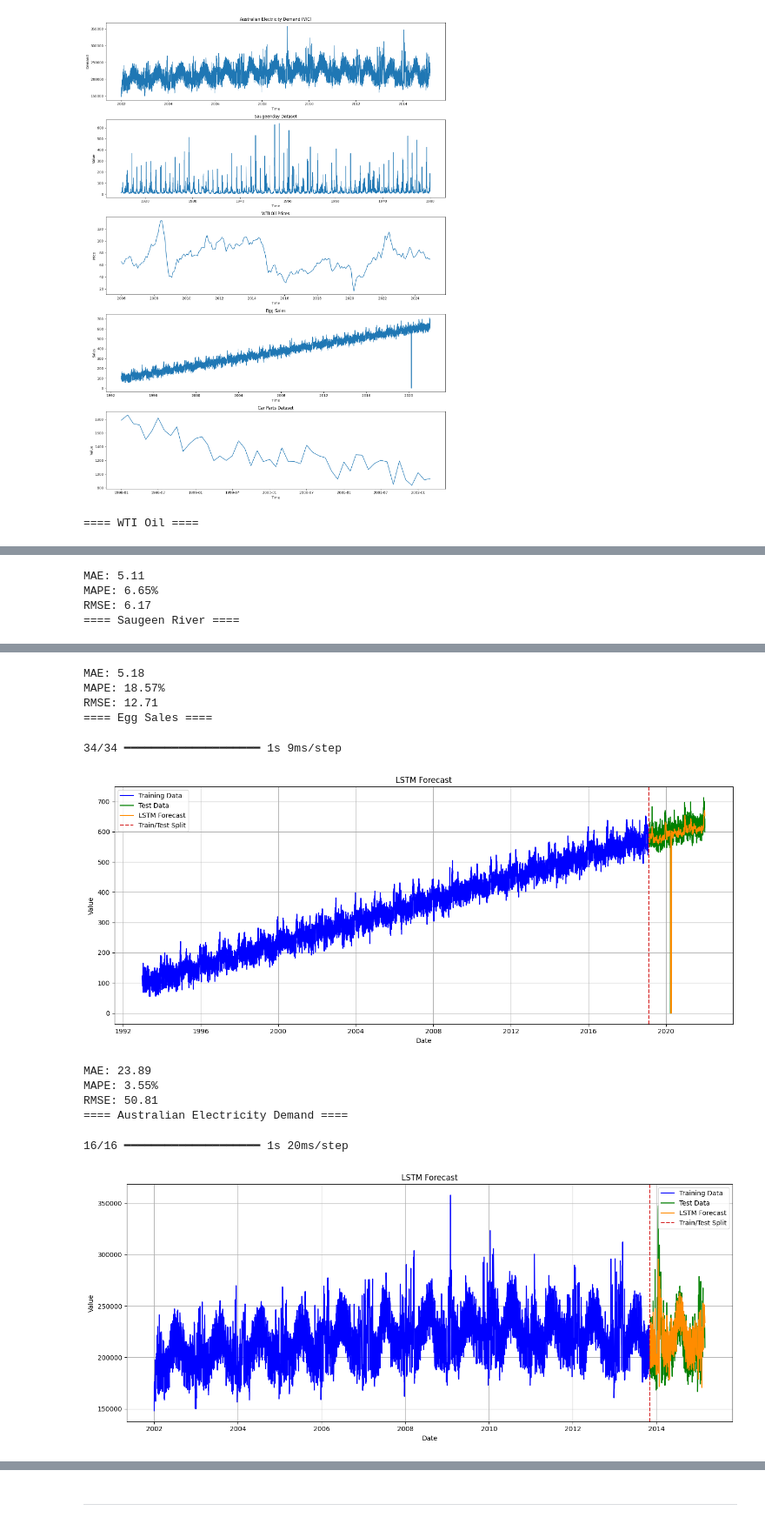
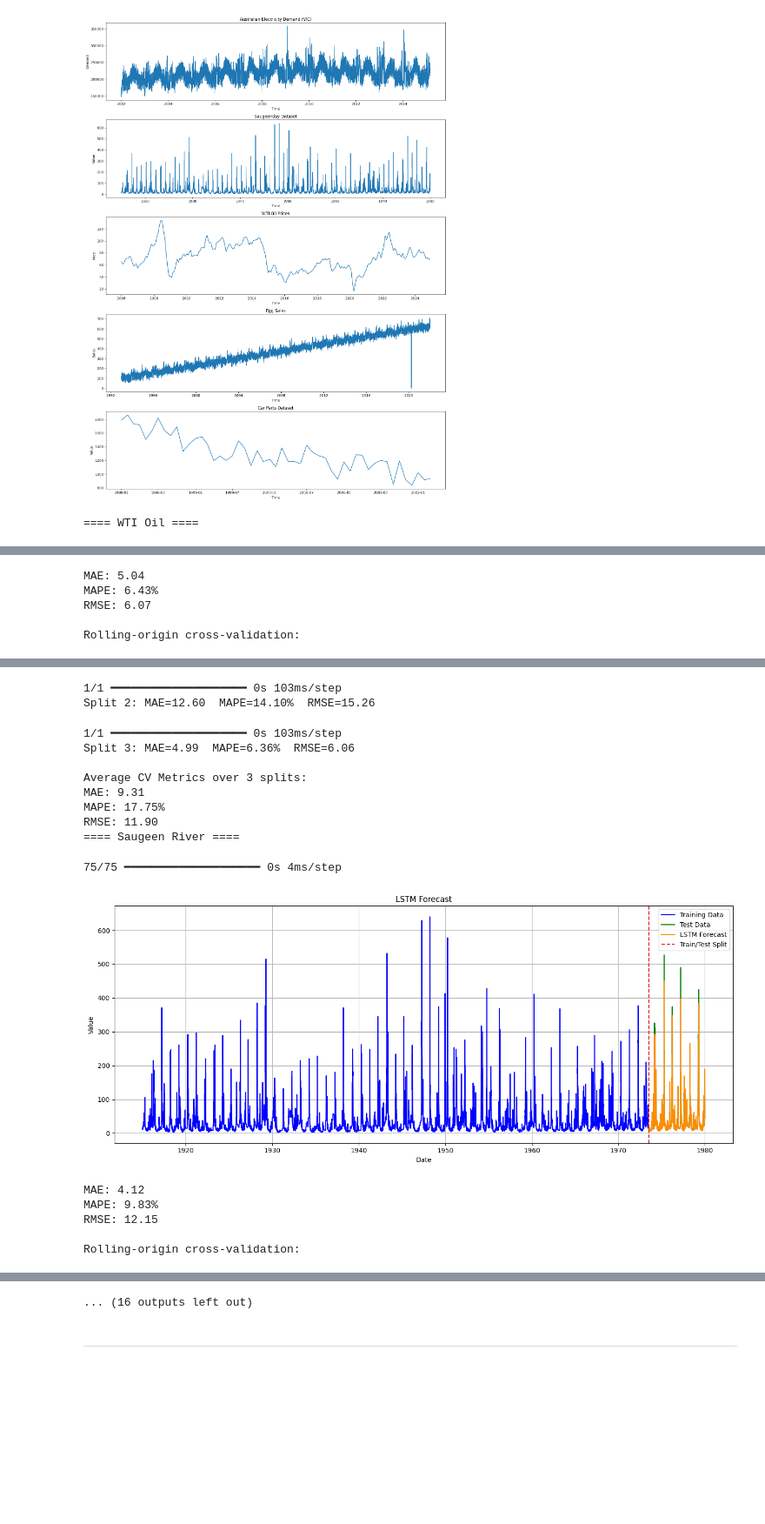
Before and after one commit to rafabarros95/Time-Series-Forecasting, a Jupyter notebook: lstm.ipynb, the cells around one changed output, grey strips where cells are left out. Shown: that part at 87% size. Saved outputs shown, nothing was run; the diff lists cells and outputs as text; code cells hidden in the pictures; blank space fills up the shorter version.

Commit message:
update LSTM

```diff
--- a/lstm.ipynb
+++ b/lstm.ipynb
@@ -128,7 +217,7 @@ results = {}
 for name, df in zip(dataset_names, datasets):
     train_df, test_df = split_train_test(df, test_size=0.1)
     print(f"==== {name} ====")
-    model, forecast, metrics = lstm_forecast(train_df, test_df)
-    results[name] = {"model": model, "forecast": forecast, "metrics": metrics}
+    res = lstm_forecast(train_df, test_df, crossval=True, cv_splits=3, cv_test_size=0.1)
+    results[name] = res
 # %% [output]
 ==== WTI Oil ====
@@ -136,5 +226,6 @@ for name, df in zip(dataset_names, datasets):
 [figure]
-MAE: 5.11
-MAPE: 6.65%
-RMSE: 6.17
-==== Saugeen River ====
+MAE: 5.04
+MAPE: 6.43%
+RMSE: 6.07
+
+Rolling-origin cross-validation:
@@ -143,12 +235,17 @@ RMSE: 6.17
-MAE: 5.18
-MAPE: 18.57%
-RMSE: 12.71
-==== Egg Sales ====
+1/1 ━━━━━━━━━━━━━━━━━━━━ 0s 103ms/step
+Split 2: MAE=12.60  MAPE=14.10%  RMSE=15.26
-34/34 ━━━━━━━━━━━━━━━━━━━━ 1s 9ms/step
+1/1 ━━━━━━━━━━━━━━━━━━━━ 0s 103ms/step
+Split 3: MAE=4.99  MAPE=6.36%  RMSE=6.06
+
+Average CV Metrics over 3 splits:
+MAE: 9.31
+MAPE: 17.75%
+RMSE: 11.90
+==== Saugeen River ====
-[figure, removed]
-MAE: 23.89
-MAPE: 3.55%
-RMSE: 50.81
-==== Australian Electricity Demand ====
+75/75 ━━━━━━━━━━━━━━━━━━━━ 0s 4ms/step
+[figure]
-16/16 ━━━━━━━━━━━━━━━━━━━━ 1s 20ms/step
+MAE: 4.12
+MAPE: 9.83%
+RMSE: 12.15
+
+Rolling-origin cross-validation:
-[figure, removed]
@@ -156,2 +256,3 @@ RMSE: 50.81
+... (16 outputs left out)
 # %% [markdown]
 ----------------------------------------------------------------------------------------------------------------
```
Also changed, not shown: parts of 2 cells of this notebook.
